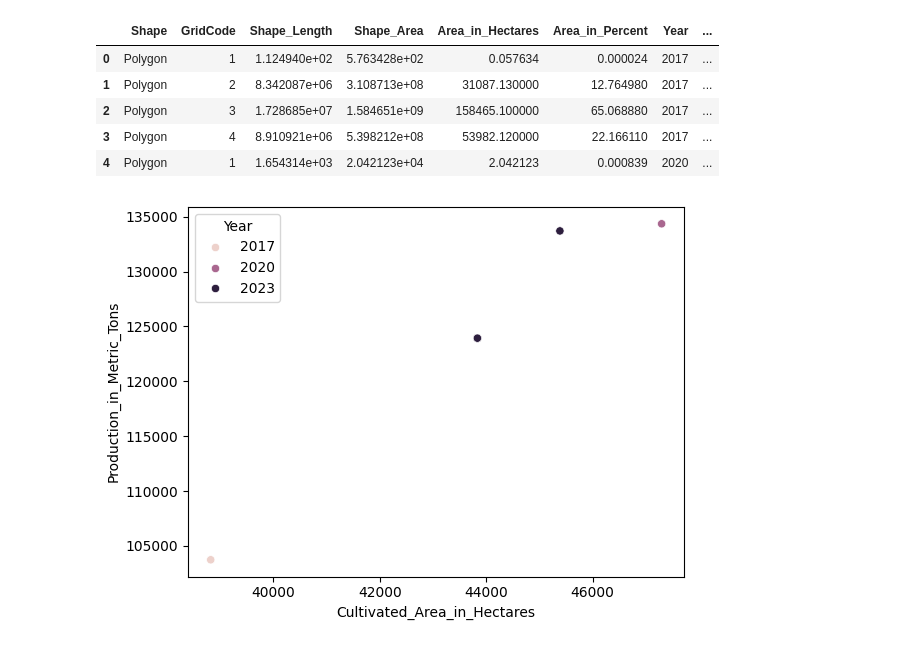
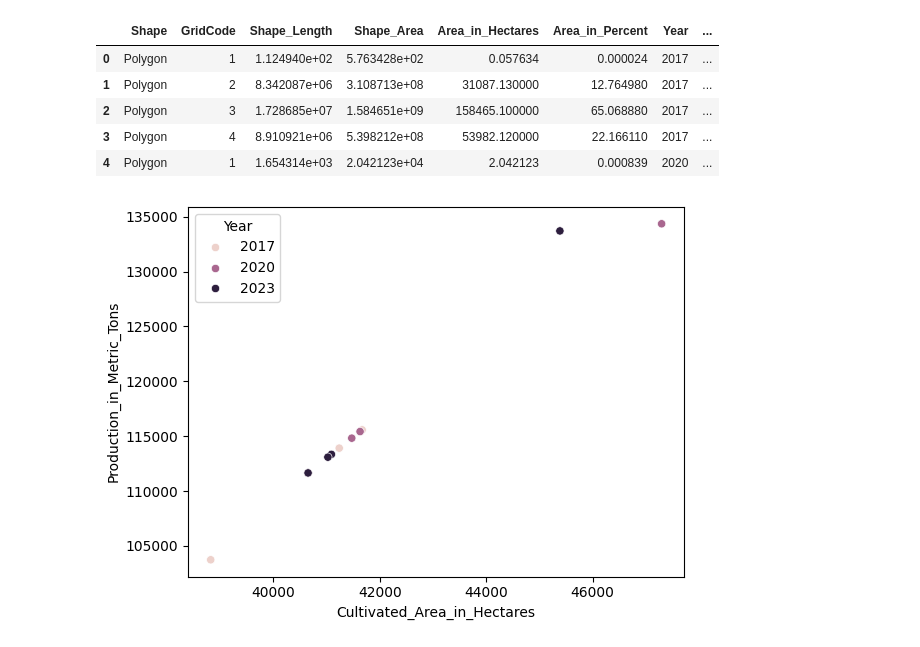
Before and after one commit to MehediImamShilu/Smart-Paddy-Production, a Jupyter notebook: Soil_Moisture_Prediction.ipynb, the cells around one changed output. Cells and saved outputs as stored; diff of their text form; code cells hidden in the pictures.

```diff
--- a/Soil_Moisture_Prediction.ipynb
+++ b/Soil_Moisture_Prediction.ipynb
@@ -788,11 +788,12 @@ df.head()
 | 4 | Polygon | 1 | 1.654314e+03 | 2.042123e+04 | 2.042123 | 0.000839 | 2020 | ... |
 # %%
 # Exploratory Data Analysis (EDA) is using to visulize the trend & patterns
+# Yealy Trends
 import seaborn as sns
 import matplotlib.pyplot as plt
 
 # Visualize the relationship between Cultivated Area and Production
-sns.scatterplot(x='Cultivated_Area_in_Hectares', y='Production_in_Metric_Tons', hue='Year', data=data)
+sns.scatterplot(x='Cultivated_Area_in_Hectares', y='Production_in_Metric_Tons', hue='Year', data=df)
 plt.show()
 # %% [output]
-[figure, old version]
+[figure, new version]
```
Also changed, not shown: parts of 18 cells of this notebook.
